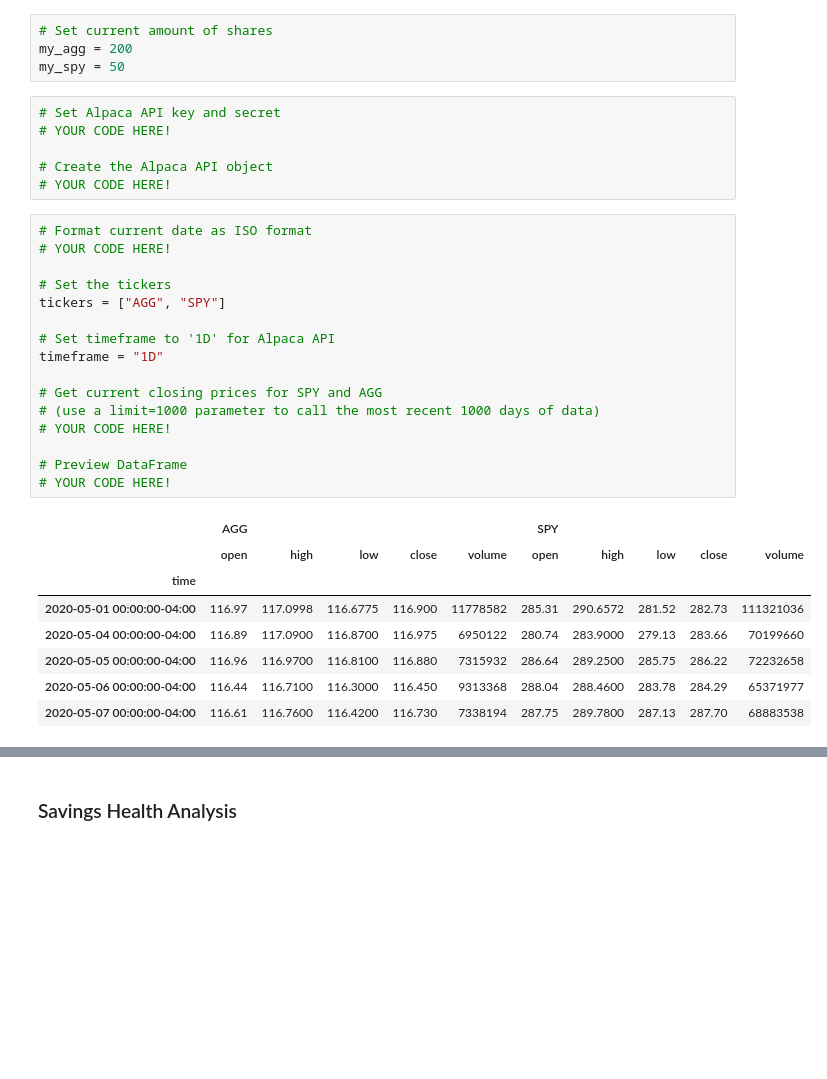
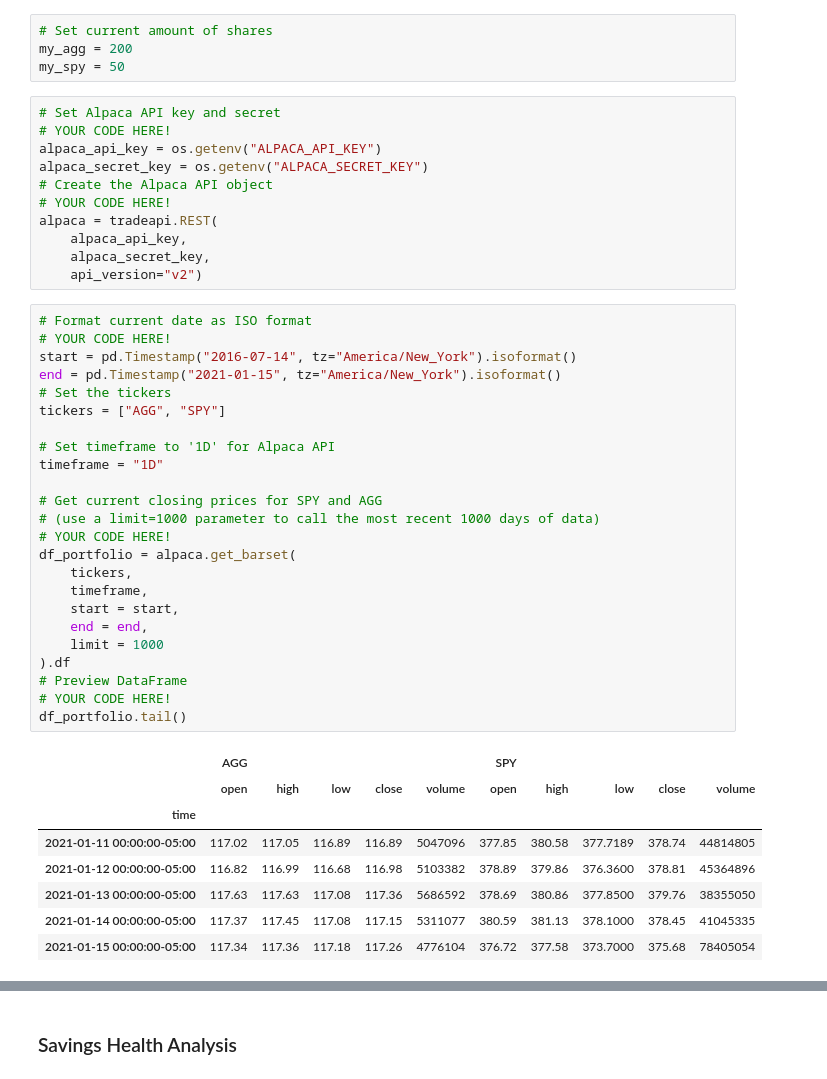
Before and after one commit to ITJedi/Unit-5---Financial-Planning, a Jupyter notebook: financial-planner.ipynb, the cells around one changed output, grey strips where cells are left out. Drawn from its saved outputs; the diff is of its cells as text; blank space fills up the shorter version.

```diff
--- a/financial-planner.ipynb
+++ b/financial-planner.ipynb
@@ -65,34 +65,47 @@ my_spy = 50
 # %%
 # Set Alpaca API key and secret
 # YOUR CODE HERE!
-
+alpaca_api_key = os.getenv("ALPACA_API_KEY")
+alpaca_secret_key = os.getenv("ALPACA_SECRET_KEY")
 # Create the Alpaca API object
 # YOUR CODE HERE!
+alpaca = tradeapi.REST(
+    alpaca_api_key,
+    alpaca_secret_key,
+    api_version="v2")
 # %%
 # Format current date as ISO format
 # YOUR CODE HERE!
-
+start = pd.Timestamp("2016-07-14", tz="America/New_York").isoformat()
+end = pd.Timestamp("2021-01-15", tz="America/New_York").isoformat()
 # Set the tickers
 tickers = ["AGG", "SPY"]
 
 # Set timeframe to '1D' for Alpaca API
 timeframe = "1D"
 
 # Get current closing prices for SPY and AGG
 # (use a limit=1000 parameter to call the most recent 1000 days of data)
 # YOUR CODE HERE!
-
+df_portfolio = alpaca.get_barset(
+    tickers,
+    timeframe,
+    start = start,
+    end = end,
+    limit = 1000
+).df
 # Preview DataFrame
 # YOUR CODE HERE!
+df_portfolio.tail()
 # %% [output]
 |  | AGG |  |  |  |  | SPY |  |  |  |  |
 |  | open | high | low | close | volume | open | high | low | close | volume |
 | time |  |  |  |  |  |  |  |  |  |  |
-| 2020-05-01 00:00:00-04:00 | 116.97 | 117.0998 | 116.6775 | 116.900 | 11778582 | 285.31 | 290.6572 | 281.52 | 282.73 | 111321036 |
-| 2020-05-04 00:00:00-04:00 | 116.89 | 117.0900 | 116.8700 | 116.975 | 6950122 | 280.74 | 283.9000 | 279.13 | 283.66 | 70199660 |
-| 2020-05-05 00:00:00-04:00 | 116.96 | 116.9700 | 116.8100 | 116.880 | 7315932 | 286.64 | 289.2500 | 285.75 | 286.22 | 72232658 |
-| 2020-05-06 00:00:00-04:00 | 116.44 | 116.7100 | 116.3000 | 116.450 | 9313368 | 288.04 | 288.4600 | 283.78 | 284.29 | 65371977 |
-| 2020-05-07 00:00:00-04:00 | 116.61 | 116.7600 | 116.4200 | 116.730 | 7338194 | 287.75 | 289.7800 | 287.13 | 287.70 | 68883538 |
+| 2021-01-11 00:00:00-05:00 | 117.02 | 117.05 | 116.89 | 116.89 | 5047096 | 377.85 | 380.58 | 377.7189 | 378.74 | 44814805 |
+| 2021-01-12 00:00:00-05:00 | 116.82 | 116.99 | 116.68 | 116.98 | 5103382 | 378.89 | 379.86 | 376.3600 | 378.81 | 45364896 |
+| 2021-01-13 00:00:00-05:00 | 117.63 | 117.63 | 117.08 | 117.36 | 5686592 | 378.69 | 380.86 | 377.8500 | 379.76 | 38355050 |
+| 2021-01-14 00:00:00-05:00 | 117.37 | 117.45 | 117.08 | 117.15 | 5311077 | 380.59 | 381.13 | 378.1000 | 378.45 | 41045335 |
+| 2021-01-15 00:00:00-05:00 | 117.34 | 117.36 | 117.18 | 117.26 | 4776104 | 376.72 | 377.58 | 373.7000 | 375.68 | 78405054 |
 # %%
 # Pick AGG and SPY close prices
 # YOUR CODE HERE!
```
Also changed, not shown: parts of 17 cells of this notebook, 3 other files.
